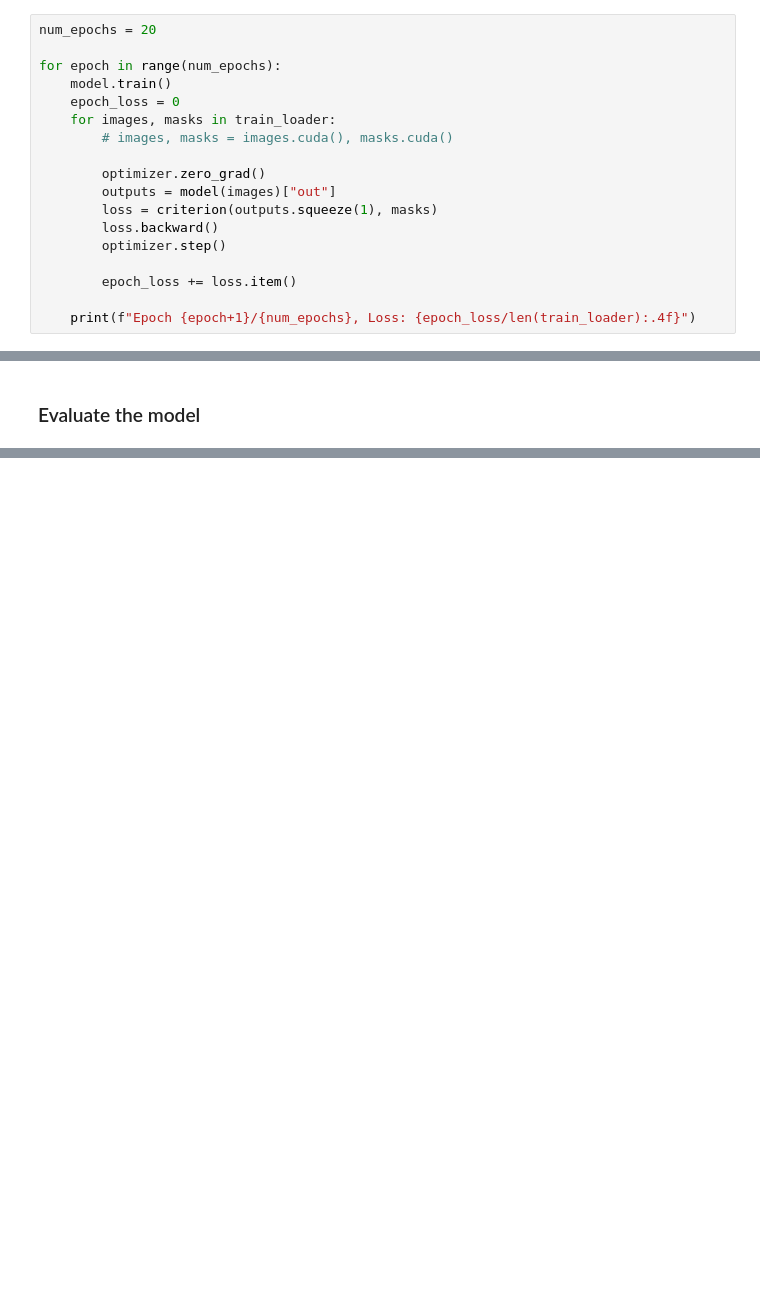
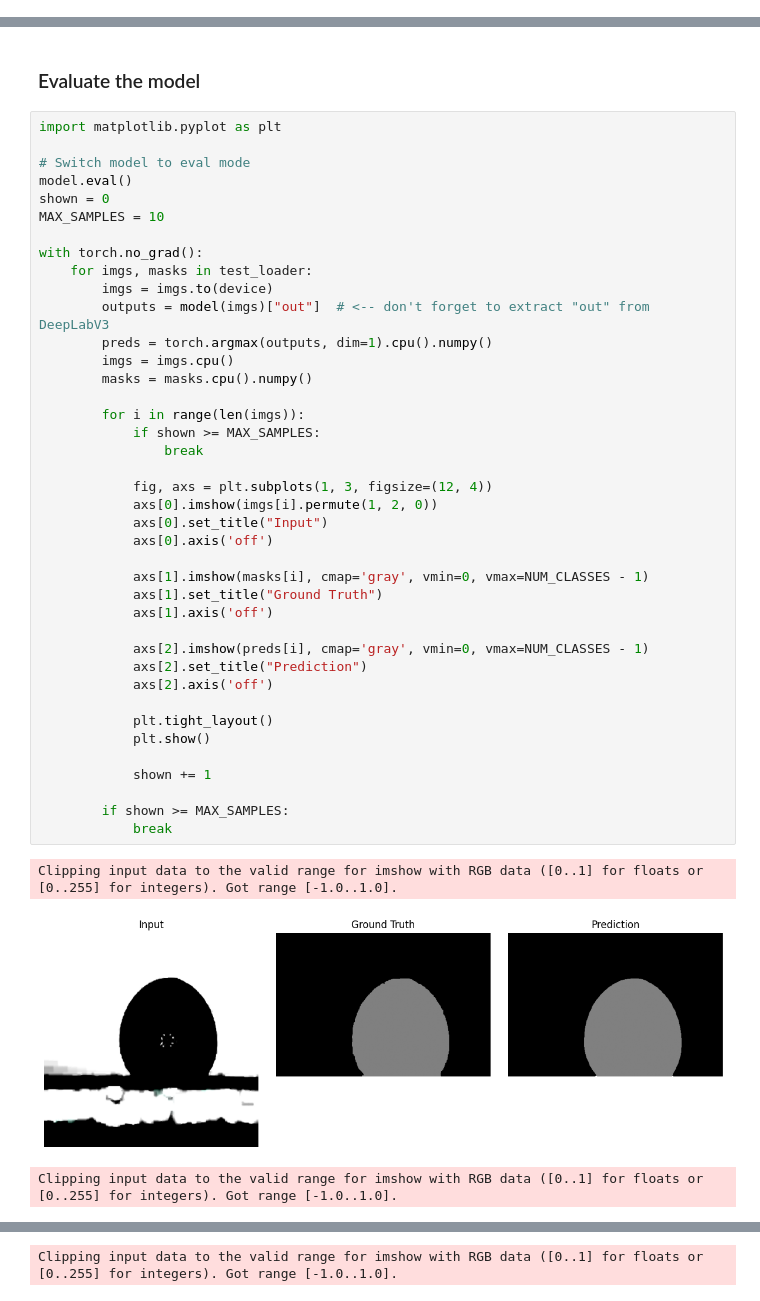
Before and after one commit to alesarritz/droplet-ml, a Jupyter notebook: 3. Segmentation and Detection Models/DeepLabV3+/deeplabv3.ipynb, the cells around one changed output, grey strips where cells are left out. Saved outputs shown, nothing was run; the diff lists cells and outputs as text; blank space fills up the shorter version.

```diff
--- a/3. Segmentation and Detection Models/DeepLabV3+/deeplabv3.ipynb
+++ b/3. Segmentation and Detection Models/DeepLabV3+/deeplabv3.ipynb
@@ -99,20 +166,2 @@ optimizer = optim.Adam(model.parameters(), lr=1e-4)
 # %% [markdown]
 Actually train the model
-# %%
-num_epochs = 20
-
-for epoch in range(num_epochs):
-    model.train()
-    epoch_loss = 0
-    for images, masks in train_loader:
-        # images, masks = images.cuda(), masks.cuda()
-
-        optimizer.zero_grad()
-        outputs = model(images)["out"]
-        loss = criterion(outputs.squeeze(1), masks)
-        loss.backward()
-        optimizer.step()
-
-        epoch_loss += loss.item()
-
-    print(f"Epoch {epoch+1}/{num_epochs}, Loss: {epoch_loss/len(train_loader):.4f}")
@@ -122,2 +246,46 @@ AttributeError: 'NoneType' object has no attribute 'astype'
 # %% [markdown]
 ### Evaluate the model
+# %%
+import matplotlib.pyplot as plt
+
+# Switch model to eval mode
+model.eval()
+shown = 0
+MAX_SAMPLES = 10
+
+with torch.no_grad():
+    for imgs, masks in test_loader:
+        imgs = imgs.to(device)
+        outputs = model(imgs)["out"]  # <-- don't forget to extract "out" from DeepLabV3
+        preds = torch.argmax(outputs, dim=1).cpu().numpy()
+        imgs = imgs.cpu()
+        masks = masks.cpu().numpy()
+
+        for i in range(len(imgs)):
+            if shown >= MAX_SAMPLES:
+                break
+
+            fig, axs = plt.subplots(1, 3, figsize=(12, 4))
+            axs[0].imshow(imgs[i].permute(1, 2, 0))
+            axs[0].set_title("Input")
+            axs[0].axis('off')
+
+            axs[1].imshow(masks[i], cmap='gray', vmin=0, vmax=NUM_CLASSES - 1)
+            axs[1].set_title("Ground Truth")
+            axs[1].axis('off')
+
+            axs[2].imshow(preds[i], cmap='gray', vmin=0, vmax=NUM_CLASSES - 1)
+            axs[2].set_title("Prediction")
+            axs[2].axis('off')
+
+            plt.tight_layout()
+            plt.show()
+
+            shown += 1
+
+        if shown >= MAX_SAMPLES:
+            break
+# %% [output]
+Clipping input data to the valid range for imshow with RGB data ([0..1] for floats or [0..255] for integers). Got range [-1.0..1.0].
+[figure, added]
+Clipping input data to the valid range for imshow with RGB data ([0..1] for floats or [0..255] for integers). Got range [-1.0..1.0].
@@ -123,0 +293 @@ AttributeError: 'NoneType' object has no attribute 'astype'
+Clipping input data to the valid range for imshow with RGB data ([0..1] for floats or [0..255] for integers). Got range [-1.0..1.0].
```
Also changed, not shown: parts of 16 cells of this notebook.
